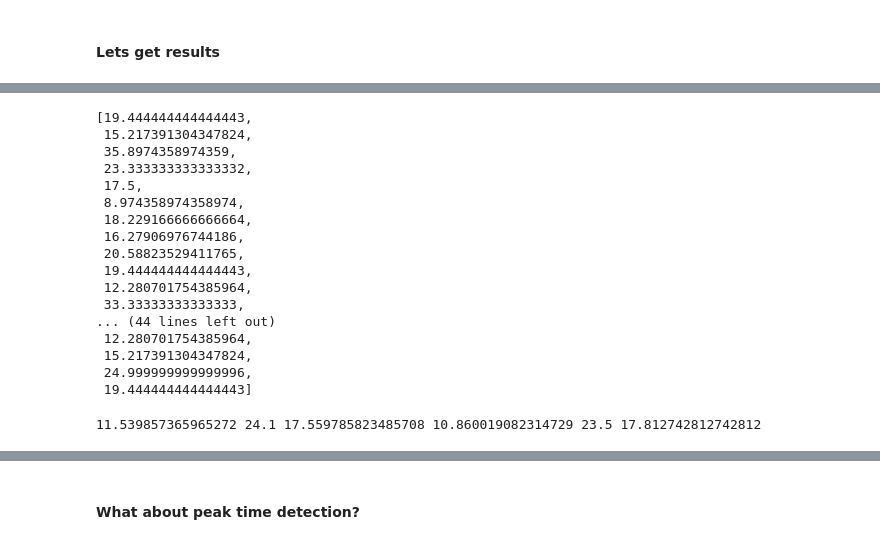
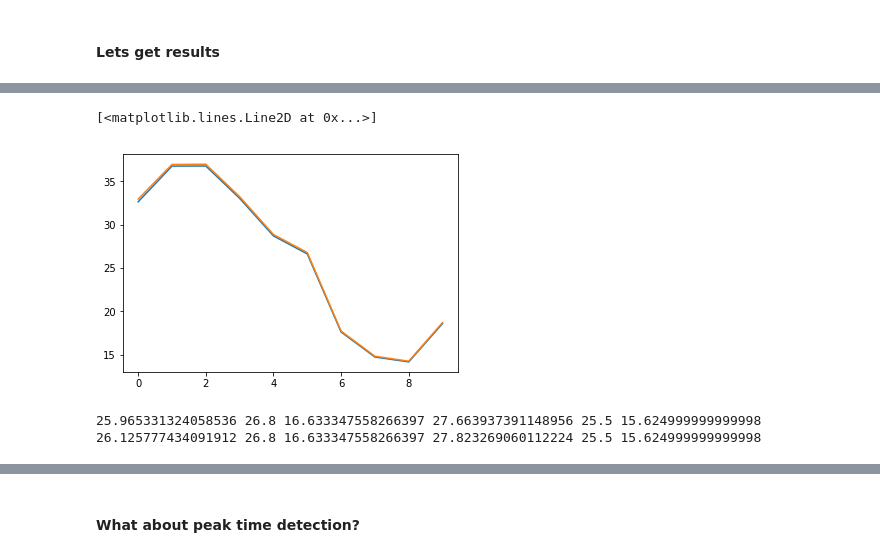
Before and after one commit to rjhosler/IUPUI-REU, a Jupyter notebook: Point Process Training w Class.ipynb, the cells around one changed output, grey strips where cells are left out. Drawn from its saved outputs; the diff is of its cells as text; code cells hidden in the pictures.

```diff
--- a/Point Process Training w Class.ipynb
+++ b/Point Process Training w Class.ipynb
@@ -213,21 +251,43 @@ Timestamp('2016-01-13 21:59:56')
 # %%
+simulation = PointProcessRun(param_location = save_loc, save_loc = 'PPtesting.npz')
 last_t = simulation._LastTime
+max_iters = 10
+
 indices = []
 for i in range(end, len(full_data)-1):
-    if (full_data.DATE_TIME[i] - last_t).total_seconds() > 3600*2: # 2 hours in seconds
+    if (full_data.DATE_TIME[i] - last_t).total_seconds() > 3600*2: # 4 hours in seconds
         last_t = full_data.DATE_TIME[i]
         indices.append(i)
 
 pred_num_2h = []
 real_num_2h = []
 pai_2h = []
-for i in range(0, 60):
+
+if len(indices)<max_iters:
+    max_iters = len(indices)
+
+for i in range(0, max_iters):
     test_points = full_data[indices[i]:indices[i+1]]
     test_points.reset_index(drop=True, inplace=True)
-    ig, ig, pred, ig, real, ig, pai = simulation.test_projection(test_points, num_hotspots=30, top_percent=0, use_simulation=False)
+    ig, ig, pred, ig, real, ig, pai = simulation.test_projection(test_points, num_hotspots=30, top_percent=0, use_synthetic=False)
     pred_num_2h.append(sum(sum(pred)))
     real_num_2h.append(sum(sum(real)))
     pai_2h.append(pai)
-    test_points.to_csv('for_results.csv')
     simulation.update_from_new_inputs(test_points)
+
+
+simulation = PointProcessRun(param_location = save_loc, save_loc = 'PPtesting.npz')
+
+pred_num_2h_sim = []
+real_num_2h_sim = []
+pai_2h_sim = []
+
+for i in range(0, max_iters):
+    test_points = full_data[indices[i]:indices[i+1]]
+    test_points.reset_index(drop=True, inplace=True)
+    ig, ig, pred, ig, real, ig, pai = simulation.test_projection(test_points, num_hotspots=30, top_percent=0)
+    pred_num_2h_sim.append(sum(sum(pred)))
+    real_num_2h_sim.append(sum(sum(real)))
+    pai_2h_sim.append(pai)
+    simulation.update_from_new_inputs(test_points)
 # %% [output]
@@ -273,26 +333,16 @@ Grid: (0, 0), Model: 0.0, Real: 0.0
-# %%
-pai_2h
-# %% [output]
-[19.444444444444443,
- 15.217391304347824,
- 35.8974358974359,
- 23.333333333333332,
- 17.5,
- 8.974358974358974,
- 18.229166666666664,
- 16.27906976744186,
- 20.58823529411765,
- 19.444444444444443,
- 12.280701754385964,
- 33.33333333333333,
-... (44 lines left out)
- 12.280701754385964,
- 15.217391304347824,
- 24.999999999999996,
- 19.444444444444443]
+# %%
+plt.plot(pred_num_2h)
+plt.plot(pred_num_2h_sim)
+# %% [output]
+[<matplotlib.lines.Line2D at 0x...>]
+[figure, added]
 # %%
-#print(pred_num_2h, real_num_2h, pai_2h)
+#print(pred_num_4h, real_num_4h, pai_4h)
 print(np.mean(pred_num_2h), np.mean(real_num_2h), np.mean(pai_2h),
       np.median(pred_num_2h), np.median(real_num_2h), np.median(pai_2h))
+
+print(np.mean(pred_num_2h_sim), np.mean(real_num_2h_sim), np.mean(pai_2h_sim),
+      np.median(pred_num_2h_sim), np.median(real_num_2h_sim), np.median(pai_2h_sim))
 # %% [output]
-11.539857365965272 24.1 17.559785823485708 10.860019082314729 23.5 17.812742812742812
+25.965331324058536 26.8 16.633347558266397 27.663937391148956 25.5 15.624999999999998
+26.125777434091912 26.8 16.633347558266397 27.823269060112224 25.5 15.624999999999998
```
Also changed, not shown: parts of 29 cells of this notebook.
